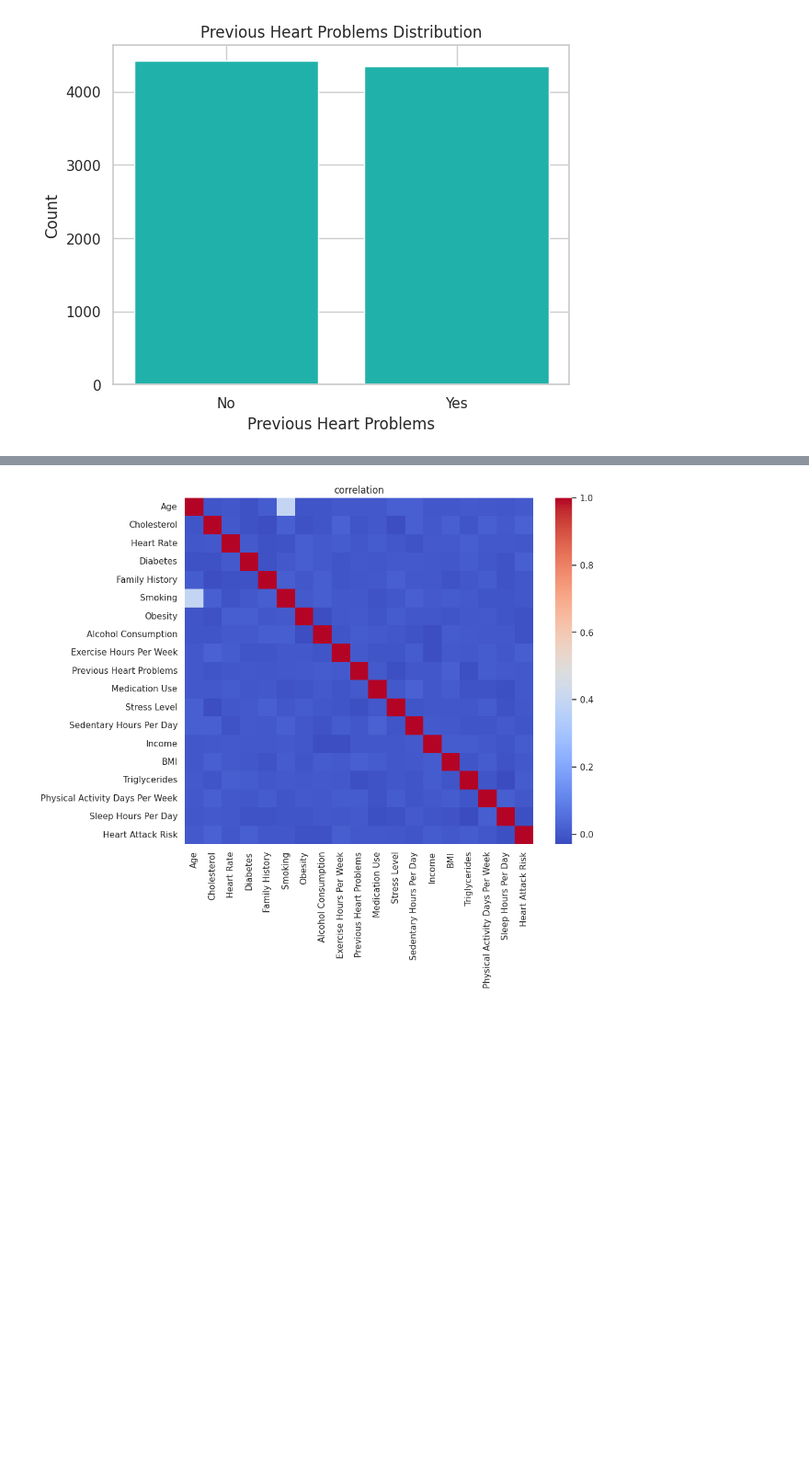
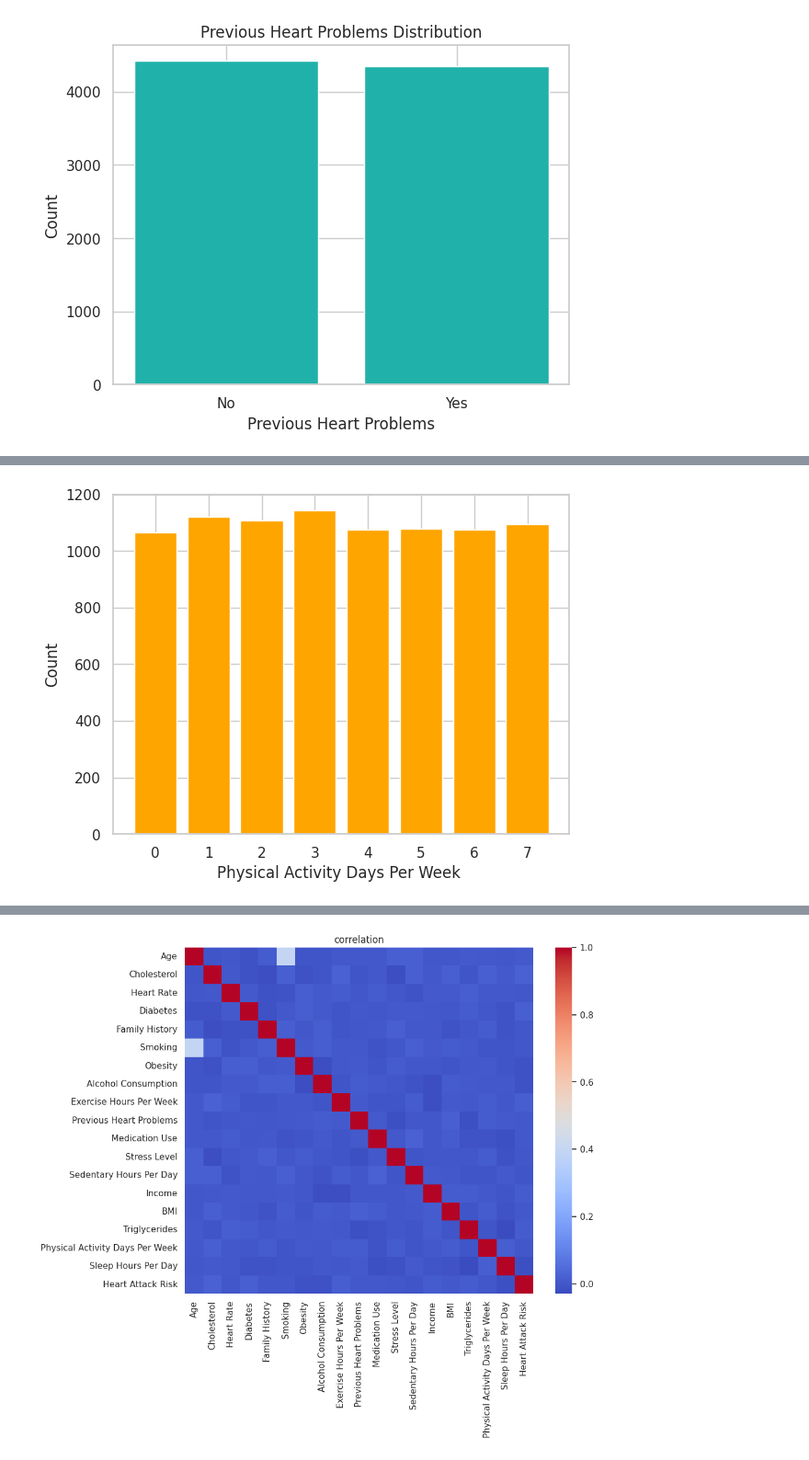
Before and after one commit to Aymanjeb/AAA-project, a Jupyter notebook: Data Analysis.ipynb, the cells around one changed output, grey strips where cells are left out. Shown: that part at 92% size. Saved outputs shown, nothing was run; the diff lists cells and outputs as text; code cells hidden in the pictures; blank space fills up the shorter version.

```diff
--- a/Data Analysis.ipynb
+++ b/Data Analysis.ipynb
@@ -206,0 +243,8 @@ plt.show()
+# %%
+physical_counts = data["Physical Activity Days Per Week"].value_counts()
+plt.bar(physical_counts.index, physical_counts.values, color='orange')
+plt.xlabel('Physical Activity Days Per Week ')
+plt.ylabel('Count')
+plt.show()
+# %% [output]
+[figure, added]
```
Also changed, not shown: parts of 35 cells of this notebook.
